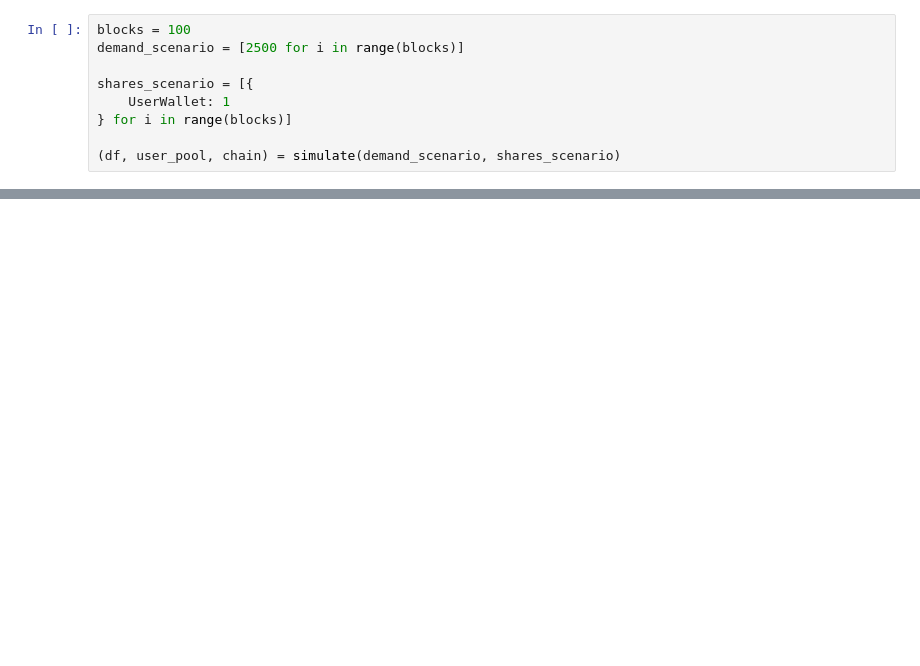
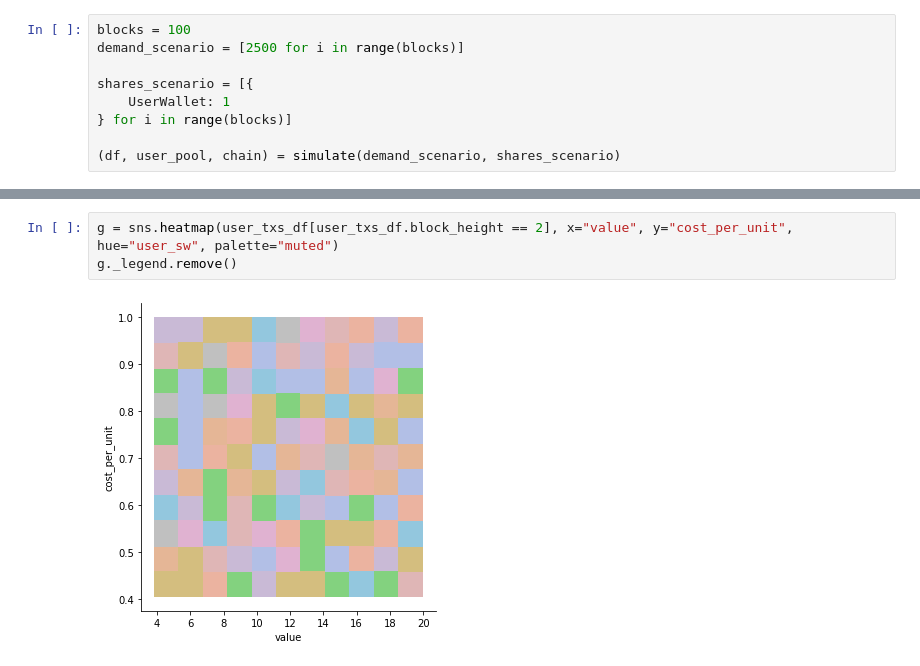
Before and after one commit to ethereum/abm1559, a Jupyter notebook: notebooks/wallet_defaults.ipynb, the cells around one changed output, grey strips where cells are left out. Saved outputs shown, nothing was run; the diff lists cells and outputs as text; blank space fills up the shorter version.

```diff
--- a/notebooks/wallet_defaults.ipynb
+++ b/notebooks/wallet_defaults.ipynb
@@ -149,0 +229,5 @@ df.plot("block", ["basefee", "blk_avg_tip"])
+# %%
+g = sns.heatmap(user_txs_df[user_txs_df.block_height == 2], x="value", y="cost_per_unit", hue="user_sw", palette="muted")
+g._legend.remove()
+# %% [output]
+[figure, added]
```
Also changed, not shown: parts of 12 cells of this notebook, 2 other files.
